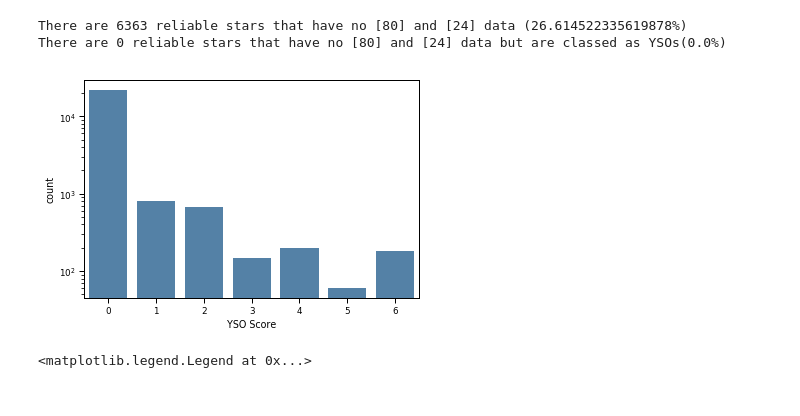
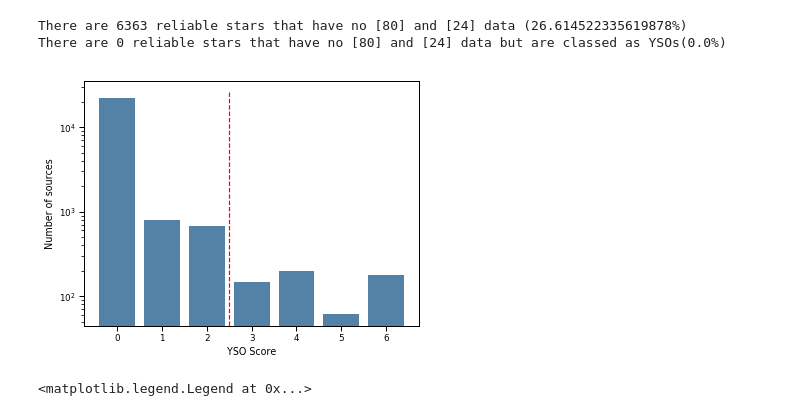
Before and after one commit to MichaelSharp7/YSOs, a Jupyter notebook: NGC6822_cat.ipynb, the cells around one changed output. Cells and saved outputs as stored; diff of their text form; code cells hidden in the pictures.

```diff
--- a/NGC6822_cat.ipynb
+++ b/NGC6822_cat.ipynb
@@ -297,21 +301,21 @@ There are 0 reliable stars that have no [80] and [24] data but are classed as YS
 # %%
 # If you want to examine the catalogue in browser
 data.show_in_browser(jsviewer=True)
-# %%
-# Score histograms
-
-#reliable_total['YSO Score'] = reliable_total['YSO Score'].astype(int)
-#hist=plt.hist(reliable_cat['YSO Score'],align='mid')
-#plt.yscale("log")
-
-ax = sns.countplot(reliable_cat['YSO Score'], color='steelblue')
-ax.set_yscale('log')
-
-#sns.set(); np.random.seed(0)
-#hist_array_sp=reliable_cat['YSO Score']
-#ax = sns.distplot(hist_array_sp)
-# %% [output]
-[figure, removed]
+# %%
+# Score histograms
+
+fig = plt.figure(figsize=(6,4.5))
+ax = sns.countplot(reliable_cat['YSO Score'], color='steelblue')
+ax.set_yscale('log')
+ax.set_ylabel('Number of sources')
+#ax.set_ylim(0,100)
+
+x,y=[2.5,2.5],[26000,0]
+plt.plot(x,y,'--',color='red')
+
+plt.savefig("hist_score.pdf", bbox_inches='tight')
+# %% [output]
+[figure, added]
 # %%
 score_1_cat=reliable_cat[idx_YSO_score_1]
 c2_met=len(np.where(score_1_cat['c2 met?'])[0])
```
Also changed, not shown: parts of 13 cells of this notebook, 1 other file.
